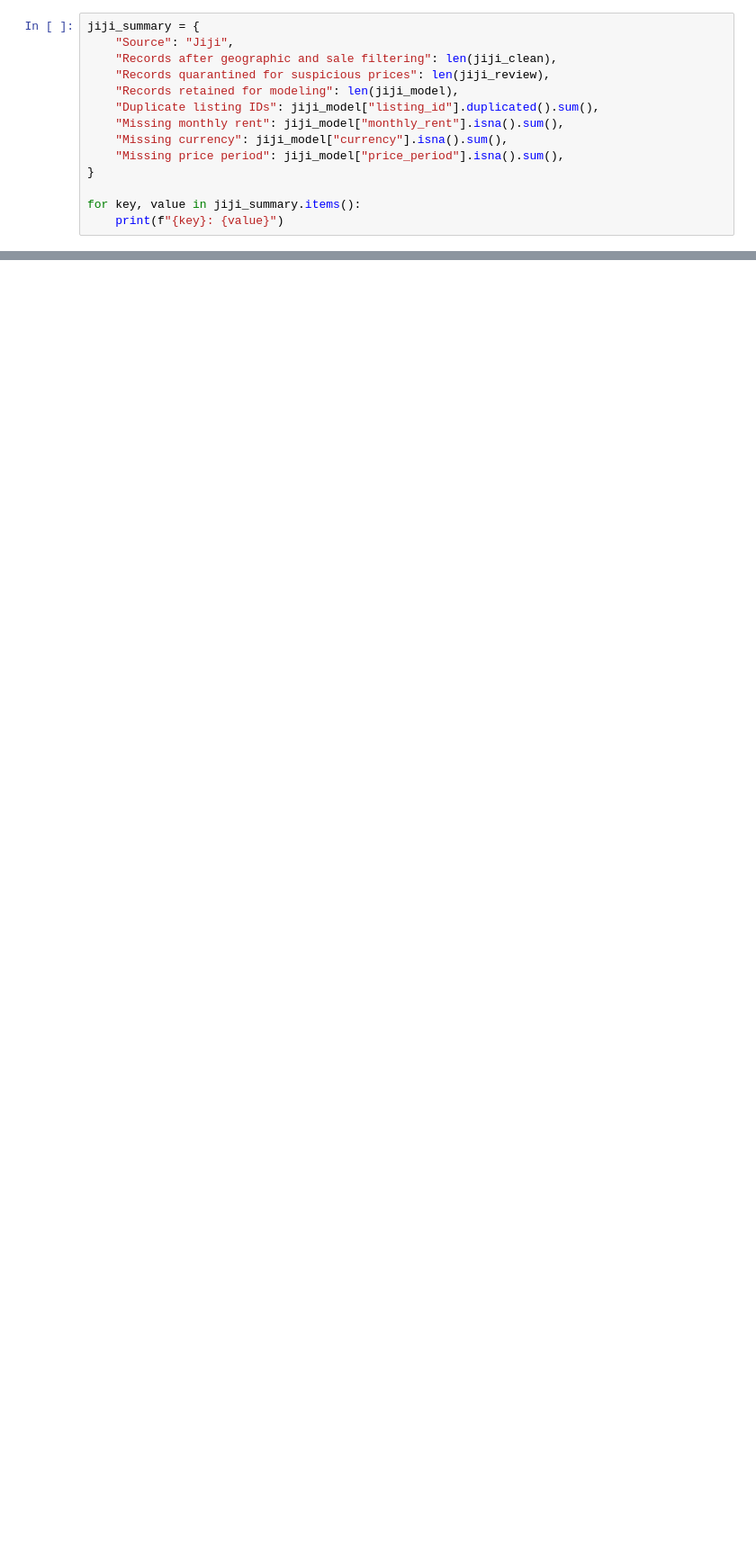
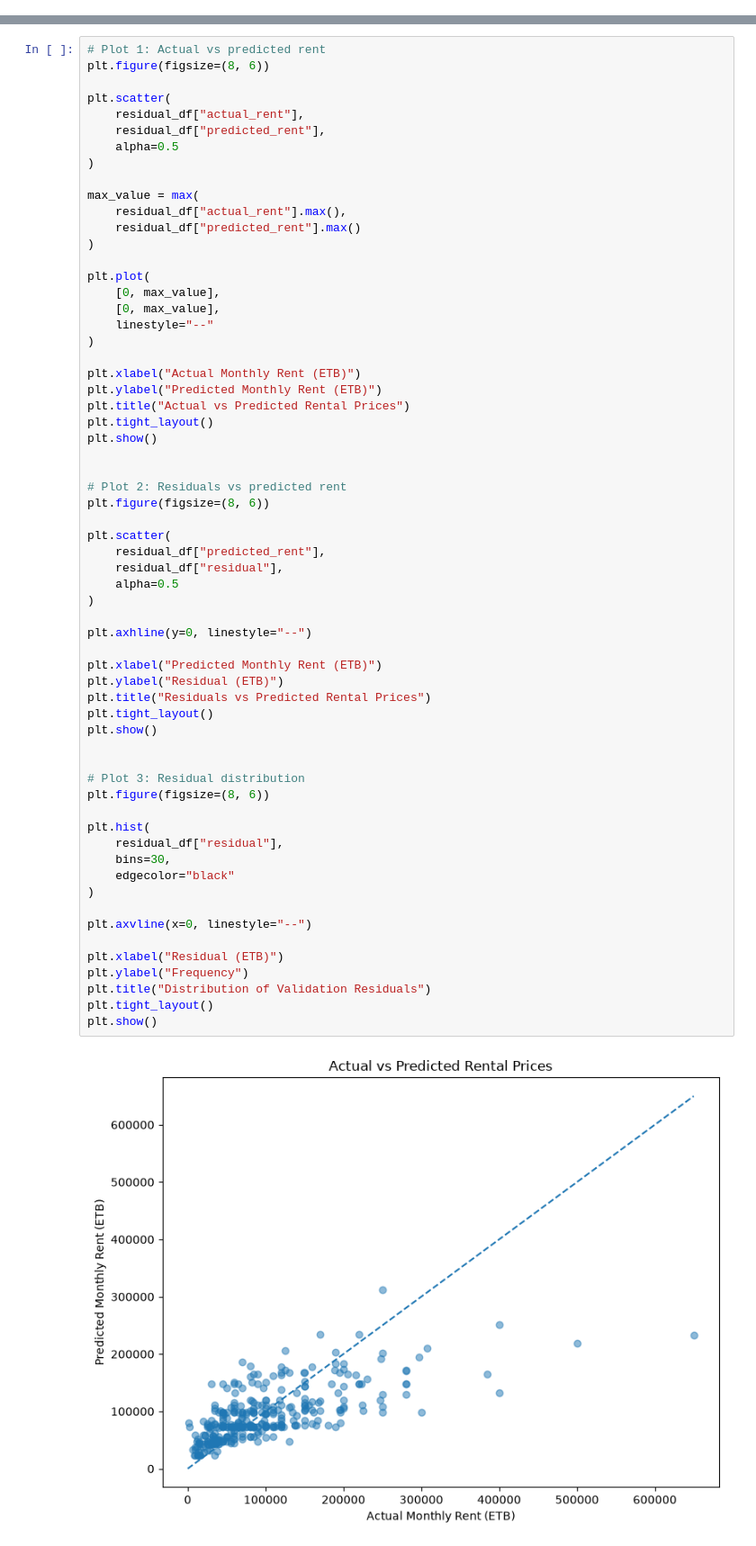
Before and after one commit to dot-ruth/house-rental-price-prediction-in-addis, a Jupyter notebook: rental_price_prediction.ipynb, the cells around one changed output, grey strips where cells are left out. Shown at 90% size. Drawn from its saved outputs; the diff is of its cells as text; blank space fills up the shorter version.

Commit message:
feat: model training

```diff
--- a/rental_price_prediction.ipynb
+++ b/rental_price_prediction.ipynb
@@ -1658,14 +0,0 @@ Index: []
-# %%
-jiji_summary = {
-    "Source": "Jiji",
-    "Records after geographic and sale filtering": len(jiji_clean),
-    "Records quarantined for suspicious prices": len(jiji_review),
-    "Records retained for modeling": len(jiji_model),
-    "Duplicate listing IDs": jiji_model["listing_id"].duplicated().sum(),
-    "Missing monthly rent": jiji_model["monthly_rent"].isna().sum(),
-    "Missing currency": jiji_model["currency"].isna().sum(),
-    "Missing price period": jiji_model["price_period"].isna().sum(),
-}
-
-for key, value in jiji_summary.items():
-    print(f"{key}: {value}")
@@ -5469,0 +1300,64 @@ AttributeError: 'NoneType' object has no attribute 'strip'
+# %%
+# Plot 1: Actual vs predicted rent
+plt.figure(figsize=(8, 6))
+
+plt.scatter(
+    residual_df["actual_rent"],
+    residual_df["predicted_rent"],
+    alpha=0.5
+)
+
+max_value = max(
+    residual_df["actual_rent"].max(),
+    residual_df["predicted_rent"].max()
+)
+
+plt.plot(
+    [0, max_value],
+    [0, max_value],
+    linestyle="--"
+)
+
+plt.xlabel("Actual Monthly Rent (ETB)")
+plt.ylabel("Predicted Monthly Rent (ETB)")
+plt.title("Actual vs Predicted Rental Prices")
+plt.tight_layout()
+plt.show()
+
+
+# Plot 2: Residuals vs predicted rent
+plt.figure(figsize=(8, 6))
+
+plt.scatter(
+    residual_df["predicted_rent"],
+    residual_df["residual"],
+    alpha=0.5
+)
+
+plt.axhline(y=0, linestyle="--")
+
+plt.xlabel("Predicted Monthly Rent (ETB)")
+plt.ylabel("Residual (ETB)")
+plt.title("Residuals vs Predicted Rental Prices")
+plt.tight_layout()
+plt.show()
+
+
+# Plot 3: Residual distribution
+plt.figure(figsize=(8, 6))
+
+plt.hist(
+    residual_df["residual"],
+    bins=30,
+    edgecolor="black"
+)
+
+plt.axvline(x=0, linestyle="--")
+
+plt.xlabel("Residual (ETB)")
+plt.ylabel("Frequency")
+plt.title("Distribution of Validation Residuals")
+plt.tight_layout()
+plt.show()
+# %% [output]
+[figure, added]
```
Also changed, not shown: parts of 76 cells of this notebook, 8 other files.
